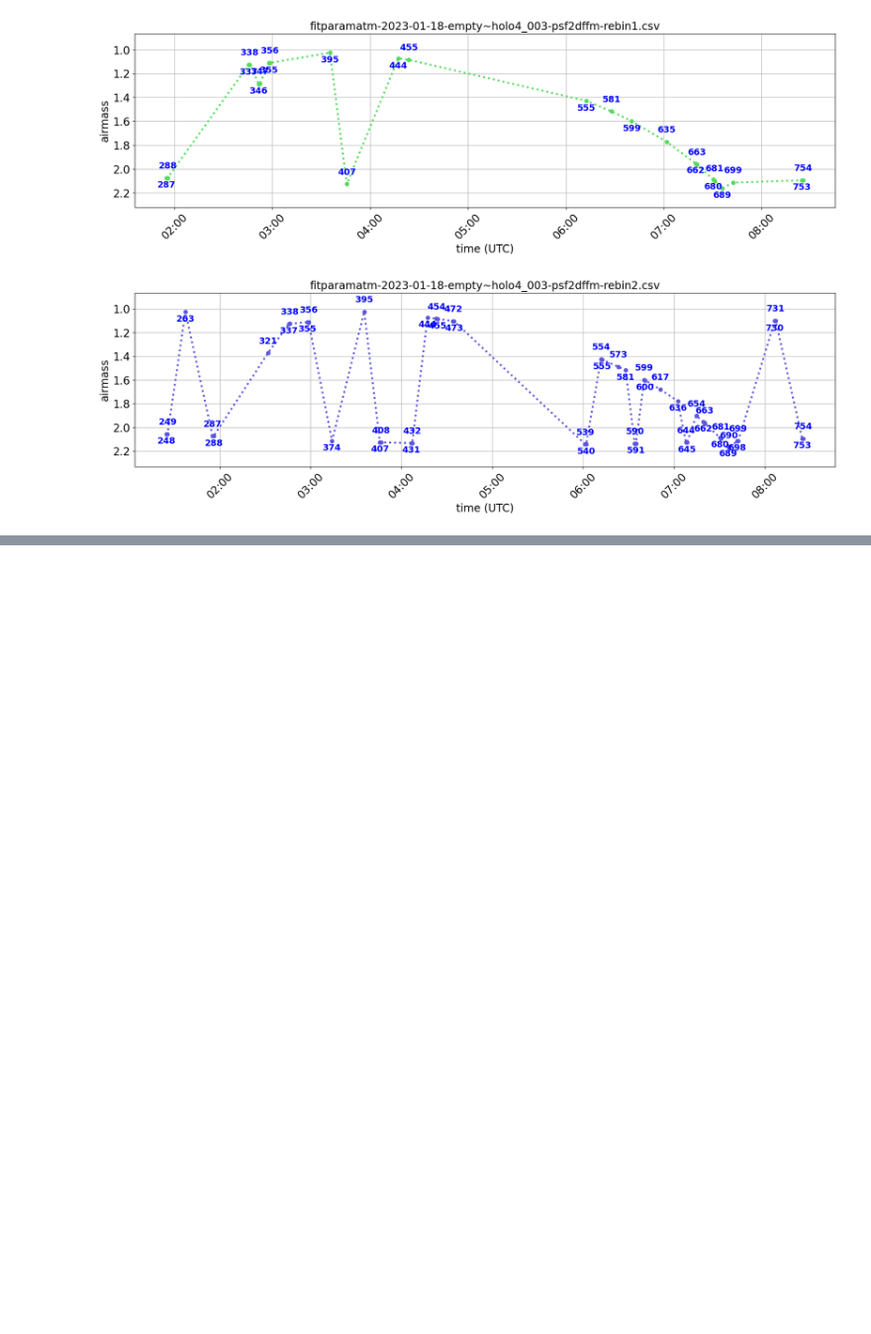
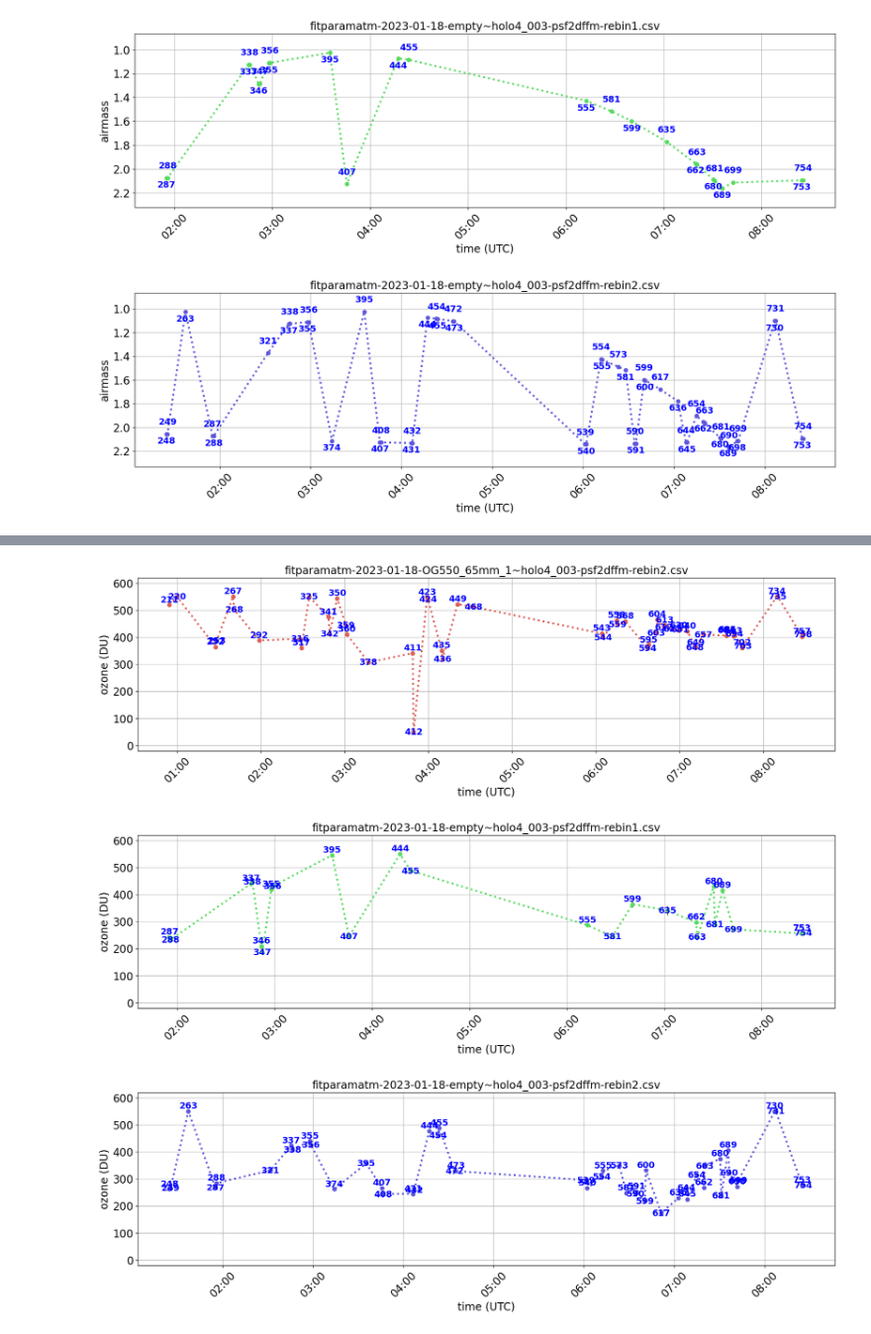
Before and after one commit to sylvielsstfr/AuxTelComm, a Jupyter notebook: notebooks_usdf/FitAtmosphericParameters/202302/CompareFittedAtmosphericParameters.ipynb, the cells around one changed output, grey strips where cells are left out. Shown at 99% size. Saved outputs shown, nothing was run; the diff lists cells and outputs as text; code cells hidden in the pictures; blank space fills up the shorter version.

```diff
--- a/notebooks_usdf/FitAtmosphericParameters/202302/CompareFittedAtmosphericParameters.ipynb
+++ b/notebooks_usdf/FitAtmosphericParameters/202302/CompareFittedAtmosphericParameters.ipynb
@@ -191,0 +204,68 @@ for idx,infos in enumerate(all_df):
+# %%
+hls_colors = sns.color_palette("hls", NF)
+# %%
+for idx,infos in enumerate(all_df):
+
+    all_datetime = [ Time(str_time).to_datetime() for str_time in infos['dateobs'] ]
+    numbers = infos['number'].values
+    oz= infos['oz'].values
+    eoz= infos['eoz'].values
+
+
+
+    N= len(numbers)
+
+
+
+    # Create rectangle x coordinates
+    startTime = all_datetime[0]
+    endTime =  all_datetime[-1]
+
+    # convert to matplotlib date representation
+    start = mdates.date2num(startTime)
+    end = mdates.date2num(endTime)
+    width = end - start
+
+
+
+    fig=plt.figure(figsize=(20,5))
+
+    ax=fig.add_subplot(111)
+    myFmt = mdates.DateFormatter('%H:%M')
+    ax.xaxis.set_major_formatter(myFmt)
+
+
+    y_shift= 10
+
+
+    ax.plot(all_datetime,oz,'r:o',color=hls_colors[idx],lw=3)
+    ax.errorbar(all_datetime,oz,yerr=eoz,fmt='o',color=hls_colors[idx],ecolor="k",lw=1,alpha=1)
+
+    ax.xaxis.set_major_formatter(myFmt)
+    ax.xaxis.set_tick_params(rotation=45)
+    ax.set_xlabel("time (UTC)")
+    ax.set_ylabel("ozone (DU)")
+    ax.set_ylim(0-2*y_shift,600.+2*y_shift)
+    # Plot rectangle
+    #rect = plt.Rectangle((start, airmasses.min()-2*y_shift), width, airmasses.max()+ 2*y_shift, color='grey',alpha=0.3)
+    #ax2.add_patch(rect)
+    #ax.invert_yaxis()
+    ax.grid()
+
+
+    for index in range(N):
+        textstr= str(numbers[index])
+        if index%2 == 0:
+            dy = y_shift
+        else:
+            dy = -y_shift
+
+        ax.text(all_datetime[index], oz[index] + dy , textstr,fontsize=14,fontweight="bold",ha='center',color="b" )
+
+    ax.set_title(filenames[idx])
+
+    plt.show()
+# %% [output]
+[figure, added]
+[figure, added]
+[figure, added]
```
Also changed, not shown: parts of 3 cells of this notebook, 1 other file.
